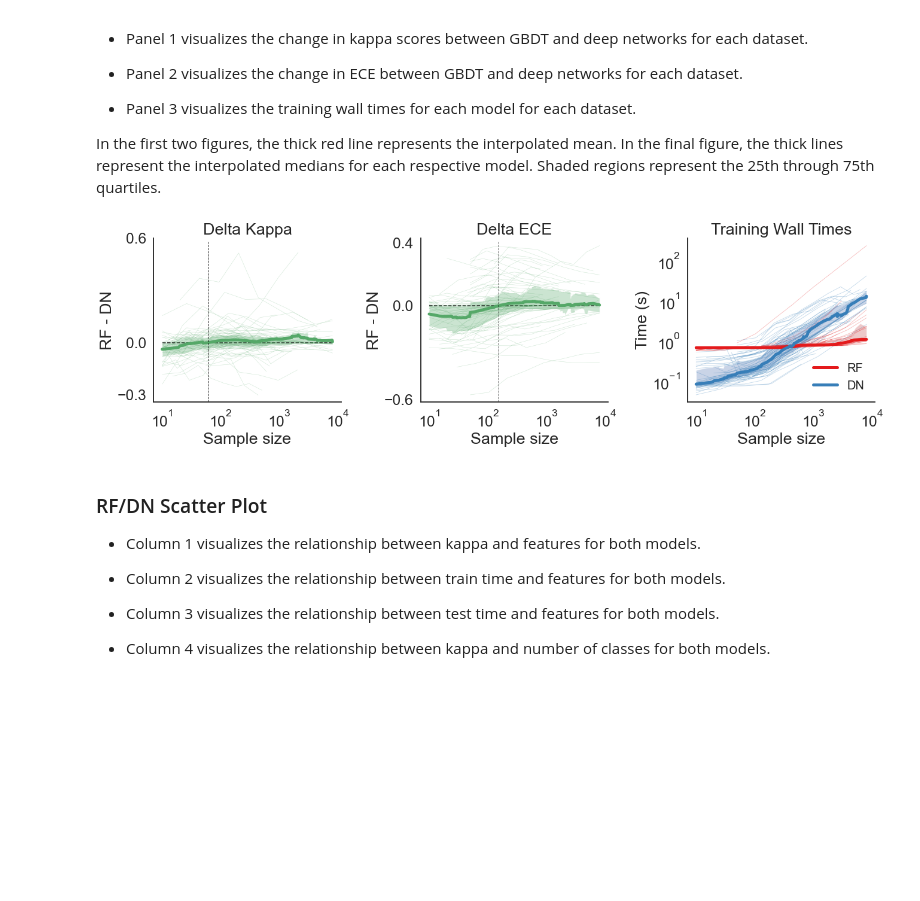
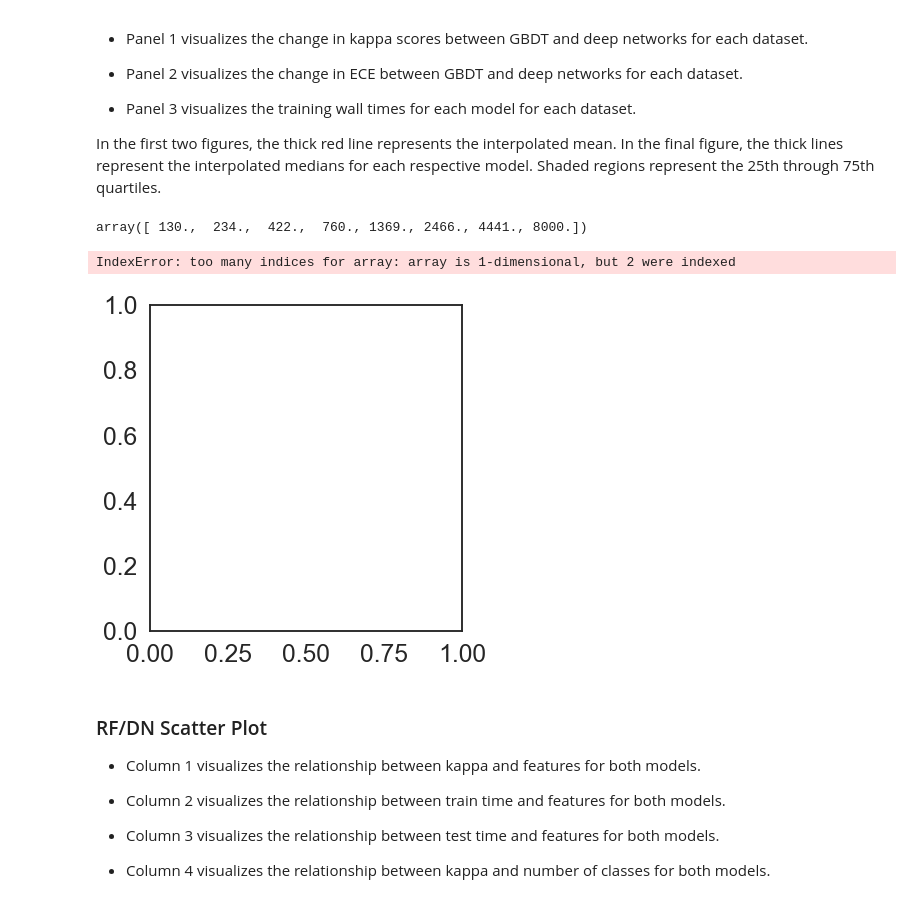
Before and after one commit to jzheng17/rf-dn-paper, a Jupyter notebook: tabular/cc18_figures-INCLUDING_GBDT.ipynb, the cells around one changed output. Cells and saved outputs as stored; diff of their text form; code cells hidden in the pictures; blank space fills up the shorter version.

```diff
--- a/tabular/cc18_figures-INCLUDING_GBDT.ipynb
+++ b/tabular/cc18_figures-INCLUDING_GBDT.ipynb
@@ -359,6 +365,11 @@ plt.savefig("../paper/figures/cc18.pdf", transparent=True, bbox_inches="tight")
 - Panel 3 visualizes the training wall times for each model for each dataset.
 
 In the first two figures, the thick red line represents the interpolated mean. In the final figure, the thick lines represent the interpolated medians for each respective model. Shaded regions represent the 25th through 75th quartiles.
+# %%
+#sample_ = list(
+full_dataset_all_sample_sizes#[dataset]
+# %% [output]
+array([ 130.,  234.,  422.,  760., 1369., 2466., 4441., 8000.])
 # %%
 # Set color palette
 sns.set(color_codes=True, style="white", context="talk", font_scale=1.5)
@@ -387,6 +398,9 @@ for dataset in range(int(total_sets)):
     GBDTdn_difference[dataset, :] = GBDTdn_diff
 
     sample_ = list(full_dataset_all_sample_sizes[dataset, :])
+    #[NM] change
+    sample_ = list(full_dataset_all_sample_sizes[dataset])
+
     interp_func_kappa = interp1d(
         full_dataset_all_sample_sizes[dataset], GBDTdn_difference[dataset, :]
     )
@@ -588,34 +602,35 @@ for difference in range(int(total_sets)):
     top_side = ax.spines["top"]
     top_side.set_visible(False)
 
 ax.hlines(0, 10, np.max(samples), colors="k", linestyles="dashed", linewidth=1.5)
 
 qunatiles = np.nanquantile(times_over_dataset_GBDT, [0.25, 0.75], axis=0)
 ax.fill_between(samples, qunatiles[0], qunatiles[1], facecolor="r", alpha=0.3)
 ax.plot(
     samples,
     np.nanmedian(times_over_dataset_GBDT, axis=0),
     c="#e41a1c",
     lw=5,
     label="GBDT",
 )
 
 qunatiles = np.nanquantile(times_over_dataset_dn, [0.25, 0.75], axis=0)
 ax.fill_between(samples, qunatiles[0], qunatiles[1], facecolor="b", alpha=0.3)
 ax.plot(
     samples,
     np.nanmedian(times_over_dataset_dn, axis=0),
     c="#377eb8",
     lw=5,
     label="DN",
 )
 
 ax.legend(fontsize=20, loc="lower right", frameon=False)
 plt.tight_layout()
 plt.xticks([1e1, 1e2, 1e3, 1e4])
 plt.savefig("../paper/figures/cc18.pdf", transparent=True, bbox_inches="tight")
 # %% [output]
+IndexError: too many indices for array: array is 1-dimensional, but 2 were indexed
-[figure, old version]
+[figure, new version]
 # %% [markdown]
 ### RF/DN Scatter Plot
 
```
Also changed, not shown: parts of 10 cells of this notebook, 5 other files.
